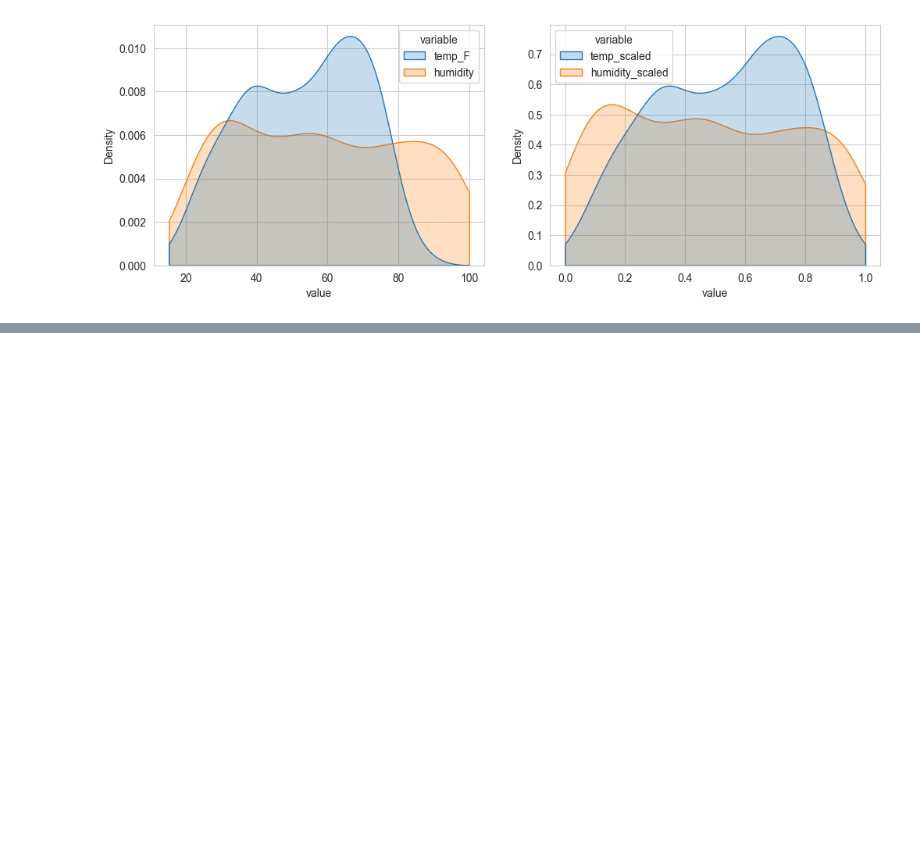
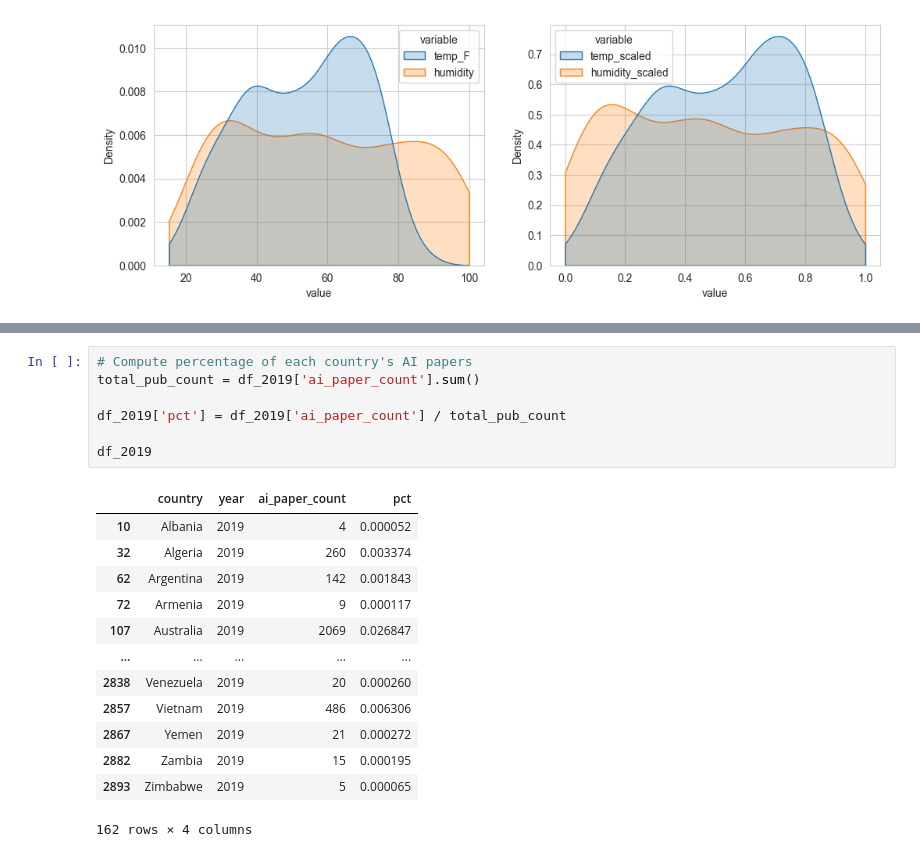
Before and after one commit to jieshu-wang-SBU/EST389_371_2026_spring, a Jupyter notebook: lectures/09-advanced_data_operations/09-05_Common_analytical_features.ipynb, the cells around one changed output, grey strips where cells are left out. Saved outputs shown, nothing was run; the diff lists cells and outputs as text; blank space fills up the shorter version.

```diff
--- a/lectures/09-advanced_data_operations/09-05_Common_analytical_features.ipynb
+++ b/lectures/09-advanced_data_operations/09-05_Common_analytical_features.ipynb
@@ -182,0 +279,21 @@ sns.kdeplot(data=df.melt(id_vars='date', value_vars=['temp_scaled', 'humidity_sc
+# %%
+# Compute percentage of each country's AI papers
+total_pub_count = df_2019['ai_paper_count'].sum()
+
+df_2019['pct'] = df_2019['ai_paper_count'] / total_pub_count
+
+df_2019
+# %% [output]
+|  | country | year | ai_paper_count | pct |
+| 10 | Albania | 2019 | 4 | 0.000052 |
+| 32 | Algeria | 2019 | 260 | 0.003374 |
+| 62 | Argentina | 2019 | 142 | 0.001843 |
+| 72 | Armenia | 2019 | 9 | 0.000117 |
+| 107 | Australia | 2019 | 2069 | 0.026847 |
+| ... | ... | ... | ... | ... |
+| 2838 | Venezuela | 2019 | 20 | 0.000260 |
+| 2857 | Vietnam | 2019 | 486 | 0.006306 |
+| 2867 | Yemen | 2019 | 21 | 0.000272 |
+| 2882 | Zambia | 2019 | 15 | 0.000195 |
+| 2893 | Zimbabwe | 2019 | 5 | 0.000065 |
+162 rows × 4 columns
```
Also changed, not shown: parts of 23 cells of this notebook, 1 other file.
